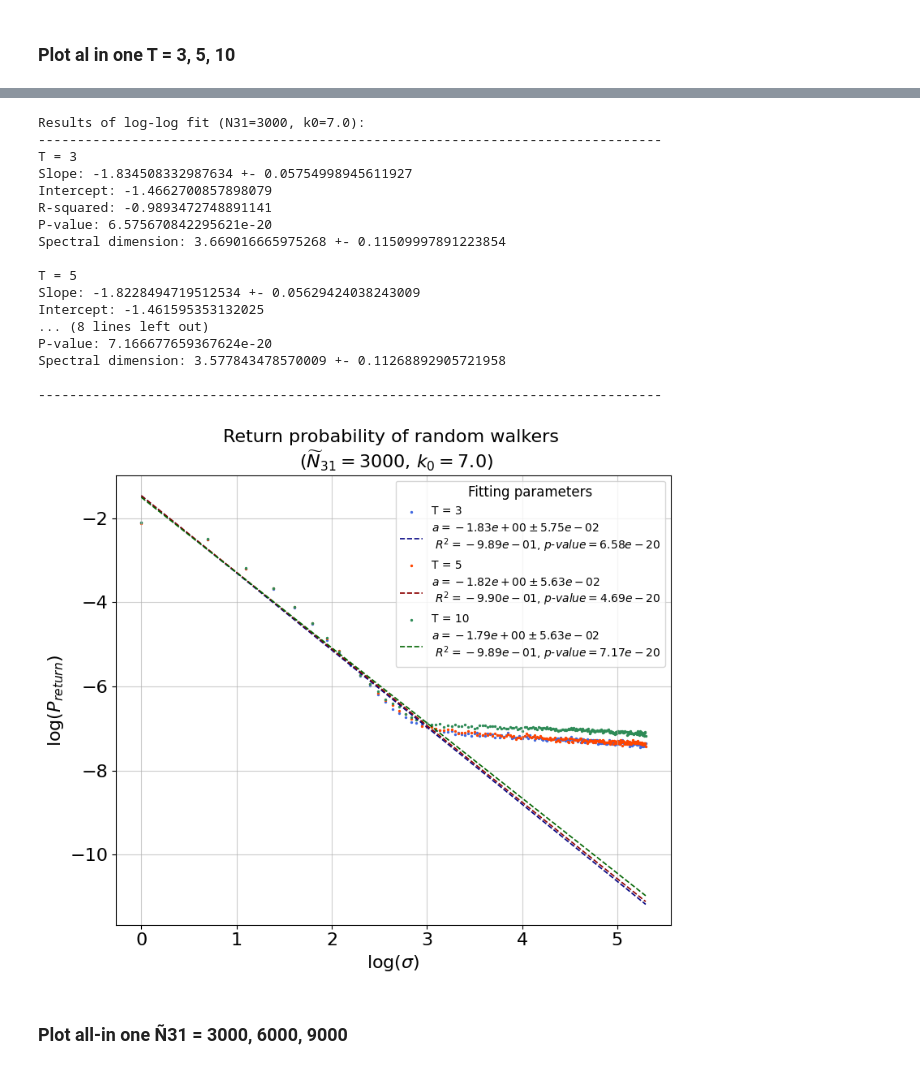
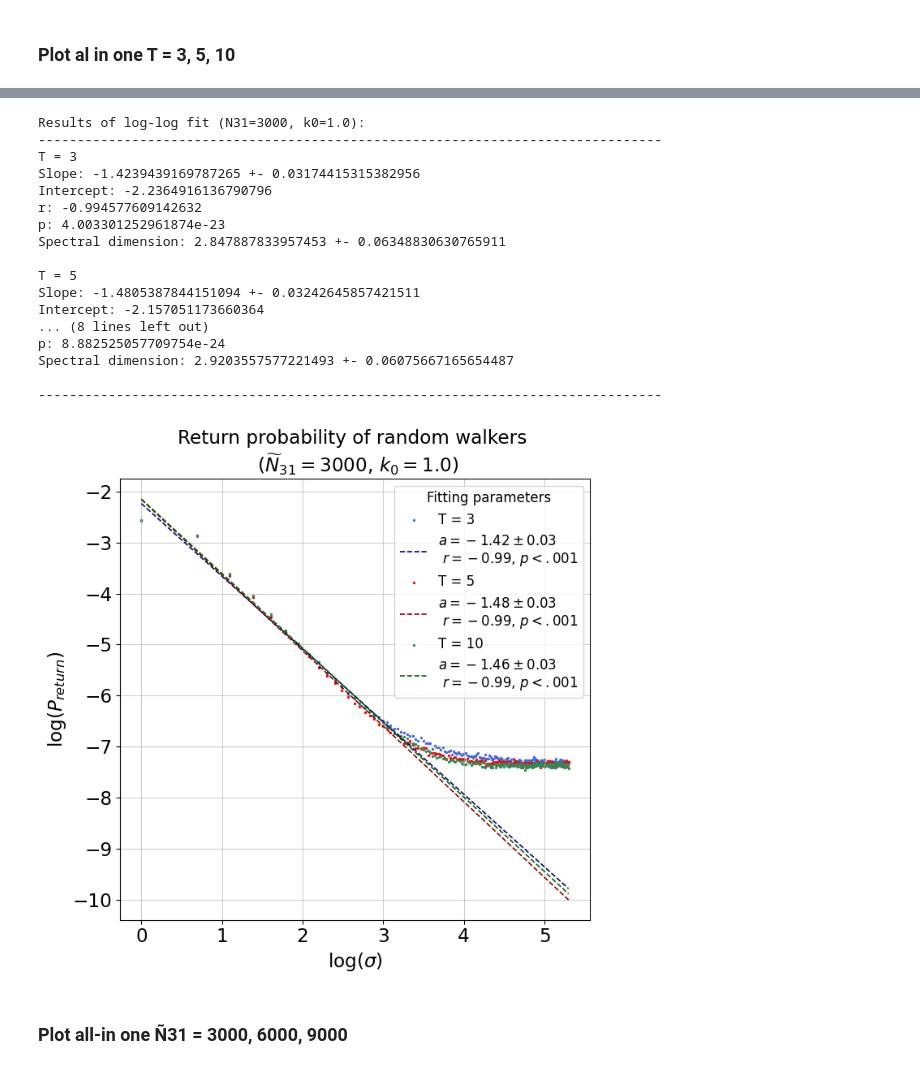
Before and after one commit to sedadenboer/CDT, a Jupyter notebook: src/2+1/experiments/spectral_dimension.ipynb, the cells around one changed output, grey strips where cells are left out. Drawn from its saved outputs; the diff is of its cells as text; code cells hidden in the pictures.

```diff
--- a/src/2+1/experiments/spectral_dimension.ipynb
+++ b/src/2+1/experiments/spectral_dimension.ipynb
@@ -13,15 +21,15 @@ from mpl_toolkits.axes_grid1.inset_locator import zoomed_inset_axes, mark_inset
 # %% [markdown]
 ### Plot al in one T = 3, 5, 10
 # %%
-k0 = 7.0
+k0 = 1.0
 spatial_flag = 1
 if spatial_flag == 0:
     cut = 75
 else:
     cut = 25
 
-colors = ['royalblue', 'orangered', 'seagreen']
-colors = ['royalblue', 'orangered', 'seagreen']
+colors = ['royalblue', 'red', 'seagreen']
+colors = ['royalblue', 'red', 'seagreen']
 fit_colors = ['navy', 'darkred', 'darkgreen']
 # %%
 # Load datasets for T = 3, 5, 10
@@ -103,7 +111,7 @@ std_errs = []
 D_values = []
 D_std = []
 
-plt.figure(figsize=(8, 7))
+plt.figure(figsize=(7, 7))
 for i, df in enumerate([df_T3, df_T5, df_T10]):
     Y = df['mean'][1:]
     Y_std = df['std'][1:]
@@ -128,68 +136,74 @@ for i, df in enumerate([df_T3, df_T5, df_T10]):
     D_values.append(-2 * slope)
     D_std.append(2 * std_err)
 
+    p_str = f'{p_value:.2e}'
+    if p_value < 0.001:
+        p_str = '<.001'
+    if p_value > 0.999:
+        p_str = '>.99'
+
     # Plot
-    legend_label = f'$a = {slope:.2e} \pm {std_err:.2e}$ \n $R^2={r_value:.2e}$, $p$-$value={p_value:.2e}$'
+    legend_label = f'$a = {slope:.2f} \pm {std_err:.2f}$ \n $r={round_down(r_value, 2)}$, $p{p_str}$'
     plt.scatter(logX, logY, color=colors[i], label=f'T = {T_values[i]}', s=2)
     plt.plot(logX, slope * logX + intercept, color=fit_colors[i], linestyle='dashed', linewidth=1.2, label=legend_label)
 
-plt.yticks(fontsize=16)
-plt.xticks(fontsize=16)
+plt.yticks(fontsize=16.7)
+plt.xticks(fontsize=16.7)
 plt.grid(True, which="both", ls="-", alpha=0.6)
-plt.xlabel(r'$\log(\sigma)$', fontsize=16)
-plt.ylabel(r'$\log(P_{return})$', fontsize=16)
+plt.xlabel(r'$\log(\sigma)$', fontsize=16.7)
+plt.ylabel(r'$\log(P_{return})$', fontsize=16.7)
 if spatial_flag == 0:
-    plt.title(f'Fitted return probability of random walkers on a spatial slice \n ($\widetilde{{N}}_{{31}}=${target_volume}, $k_0=${k0})', fontsize=16)
+    plt.title(f'Fitted return probability of random walkers on a spatial slice \n ($\widetilde{{N}}_{{31}}=${target_volume}, $k_0=${k0})', fontsize=16.7)
 else:
-    plt.title(f'Return probability of random walkers \n ($\widetilde{{N}}_{{31}}=${target_volume}, $k_0=${k0})', fontsize=16)
+    plt.title(f'Return probability of random walkers \n ($\widetilde{{N}}_{{31}}=${target_volume}, $k_0=${k0})', fontsize=16.7)
 plt.tight_layout()
-plt.legend(title='Fitting parameters', fancybox=True, fontsize=10, title_fontsize=12)
+plt.legend(title='Fitting parameters', fancybox=True, fontsize=12, title_fontsize=12)
 plt.savefig(f'{SAVEDIR}/combined_loglog_N{target_volume}_k0={k0}_sptl={spatial_flag}.png', dpi=400)
 
 # Print results of fit with all info
 print(f'Results of log-log fit (N31={target_volume}, k0={k0}):')
 print('-'*80)
 for i, T in enumerate(T_values):
     print(f'T = {T}')
     print(f'Slope: {slopes[i]} +- {std_errs[i]}')
     print(f'Intercept: {intercepts[i]}')
-    print(f'R-squared: {r_values[i]}')
-    print(f'P-value: {p_values[i]}')
+    print(f'r: {r_values[i]}')
+    print(f'p: {p_values[i]}')
     print(f'Spectral dimension: {D_values[i]} +- {D_std[i]}')
     print()
 print('-'*80)
 
 # Save results
 with open(f'{SAVEDIR}/combined_results_loglog_N3000_k0={k0}_sptl={spatial_flag}.txt', 'w') as f:
     f.write(f'Results of log-log fit (N31={target_volume}, k0={k0}):\n')
     f.write('-'*80 + '\n')
     for i, T in enumerate(T_values):
         f.write(f'T = {T}\n')
         f.write(f'Slope: {slopes[i]} +- {std_errs[i]}\n')
         f.write(f'Intercept: {intercepts[i]}\n')
-        f.write(f'R-squared: {r_values[i]}\n')
-        f.write(f'P-value: {p_values[i]}\n')
+        f.write(f'r: {r_values[i]}\n')
+        f.write(f'p: {p_values[i]}\n')
         f.write(f'Spectral dimension: {D_values[i]} +- {D_std[i]}\n\n')
     f.write('-'*80 + '\n')
 # %% [output]
-Results of log-log fit (N31=3000, k0=7.0):
+Results of log-log fit (N31=3000, k0=1.0):
 --------------------------------------------------------------------------------
 T = 3
-Slope: -1.834508332987634 +- 0.05754998945611927
-Intercept: -1.4662700857898079
-R-squared: -0.9893472748891141
-P-value: 6.575670842295621e-20
-Spectral dimension: 3.669016665975268 +- 0.11509997891223854
+Slope: -1.4239439169787265 +- 0.03174415315382956
+Intercept: -2.2364916136790796
+r: -0.994577609142632
+p: 4.003301252961874e-23
+Spectral dimension: 2.847887833957453 +- 0.06348830630765911
 
 T = 5
-Slope: -1.8228494719512534 +- 0.05629424038243009
-Intercept: -1.461595353132025
+Slope: -1.4805387844151094 +- 0.03242645857421511
+Intercept: -2.157051173660364
 ... (8 lines left out)
-P-value: 7.166677659367624e-20
-Spectral dimension: 3.577843478570009 +- 0.11268892905721958
+p: 8.882525057709754e-24
+Spectral dimension: 2.9203557577221493 +- 0.06075667165654487
 
 --------------------------------------------------------------------------------
-[figure, old version]
+[figure, new version]
 # %% [markdown]
 ### Plot all-in one Ñ31 = 3000, 6000, 9000
 # %%
```
Also changed, not shown: parts of 6 cells of this notebook, 8 other files.
